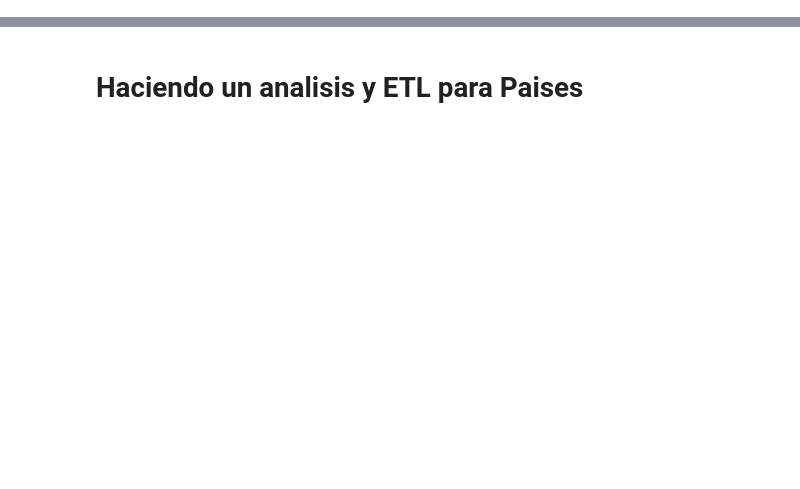
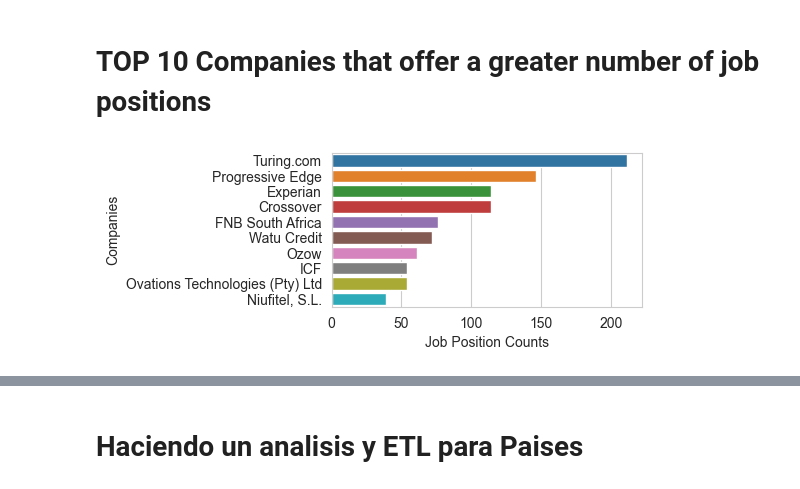
Before and after one commit to fredoinsilico/AnalysingDataJobs, a Jupyter notebook: analyzing_africa.ipynb, the cells around one changed output, grey strips where cells are left out. Drawn from its saved outputs; the diff is of its cells as text; code cells hidden in the pictures; blank space fills up the shorter version.

```diff
--- a/analyzing_africa.ipynb
+++ b/analyzing_africa.ipynb
@@ -141,0 +85,13 @@ df['posted_date'].unique()
+# %% [markdown]
+# TOP 10 Companies that offer a greater number of job positions
+# %%
+top_10 = df['company'].value_counts().head(10)
+top_10_df = pd.DataFrame({'company': top_10.index, 'count': top_10.values})
+plt.figure(figsize=(4, 2))
+c = sns.barplot(y='company', x='count', data=top_10_df)
+c.set_xlabel('Job Position Counts') # Capturamos el grafico para renombrarlo
+c.set_ylabel('Companies')
+print('\n')
+plt.show()
+# %% [output]
+[figure, added]
```
Also changed, not shown: parts of 37 cells of this notebook.
